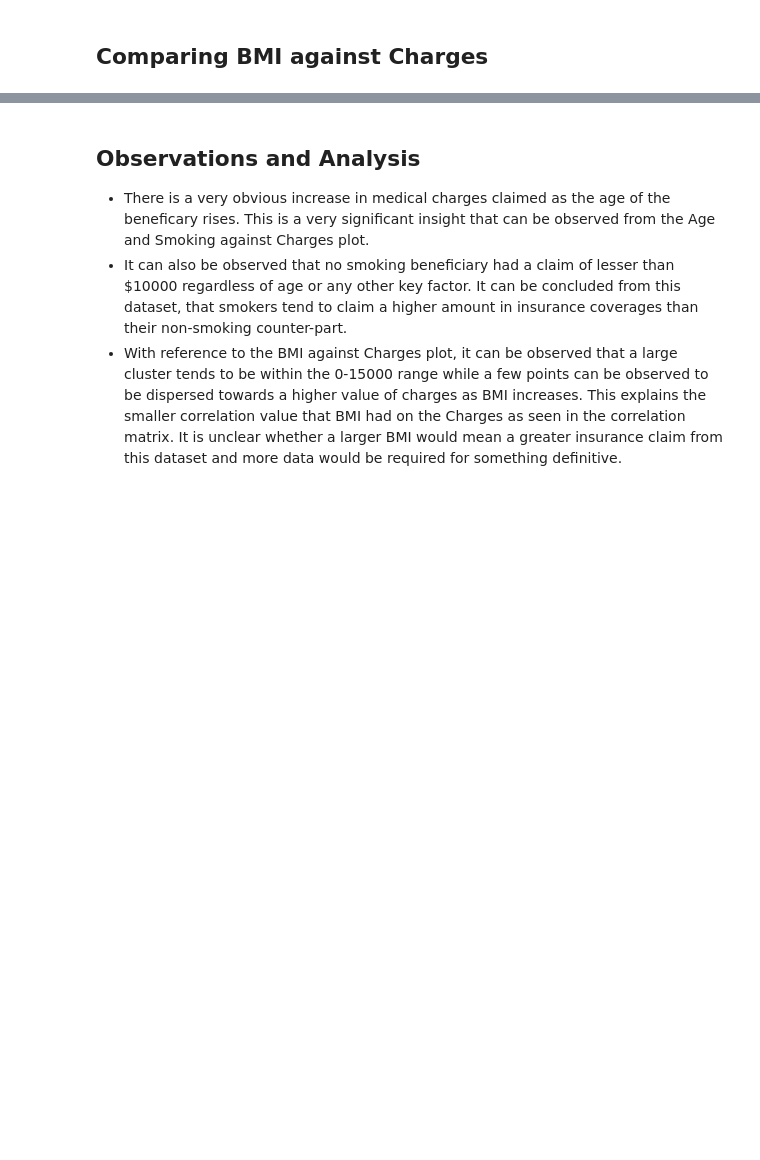
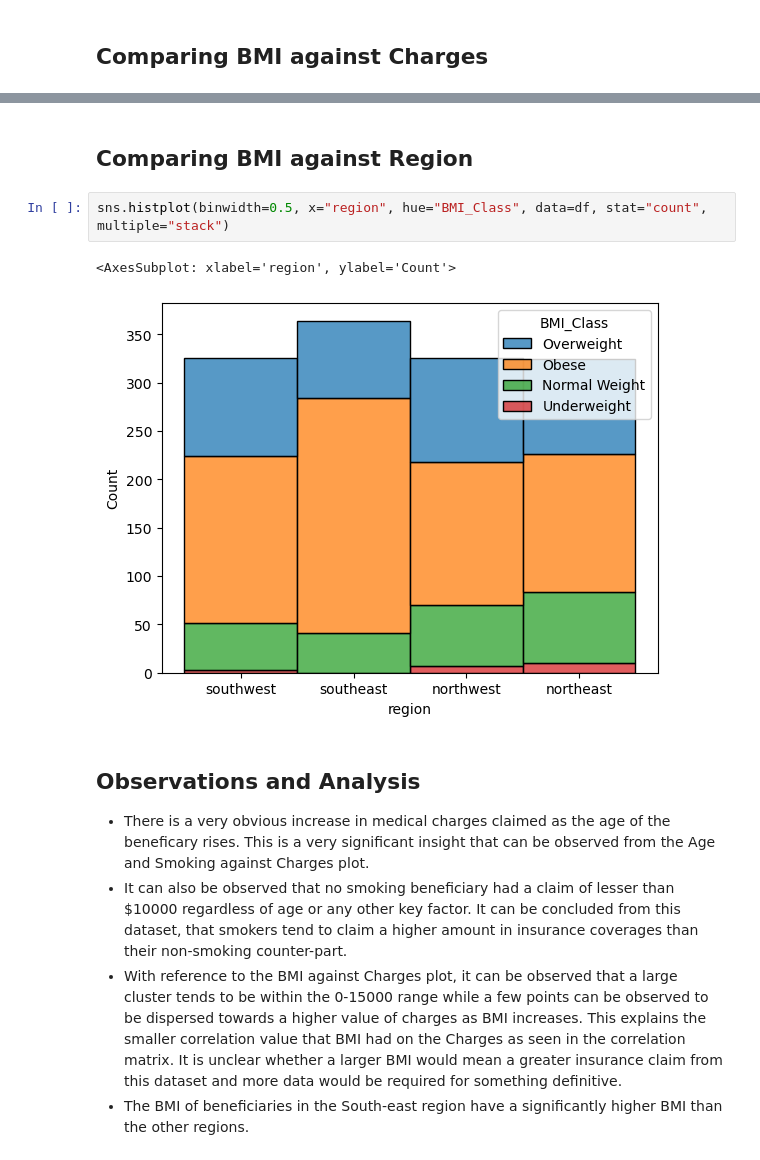
Before and after one commit to ubco-W2022T1-cosc301/project-group21, a Jupyter notebook: notebooks/ungraded/analysis1a.ipynb, the cells around one changed output, grey strips where cells are left out. Cells and saved outputs as stored; diff of their text form; blank space fills up the shorter version.

```diff
--- a/notebooks/ungraded/analysis1a.ipynb
+++ b/notebooks/ungraded/analysis1a.ipynb
@@ -93,6 +158,14 @@ sns.relplot(x = 'bmi', y = 'charges', data = df)
+# %% [markdown]
+## Comparing BMI against Region
+# %%
+sns.histplot(binwidth=0.5, x="region", hue="BMI_Class", data=df, stat="count", multiple="stack")
+# %% [output]
+<AxesSubplot: xlabel='region', ylabel='Count'>
+[figure, added]
 # %% [markdown]
 ## Observations and Analysis
 
 - There is a very obvious increase in medical charges claimed as the age of the beneficary rises. This is a very significant insight that can be observed from the Age and Smoking against Charges plot.
 - It can also be observed that no smoking beneficiary had a claim of lesser than $10000 regardless of age or any other key factor. It can be concluded from this dataset, that smokers tend to claim a higher amount in insurance coverages than their non-smoking counter-part.
 - With reference to the BMI against Charges plot, it can be observed that a large cluster tends to be within the 0-15000 range while a few points can be observed to be dispersed towards a higher value of charges as BMI increases. This explains the smaller correlation value that BMI had on the Charges as seen in the correlation matrix. It is unclear whether a larger BMI would mean a greater insurance claim from this dataset and more data would be required for something definitive.
+- The BMI of beneficiaries in the South-east region have a significantly higher BMI than the other regions.
```
Also changed, not shown: parts of 9 cells of this notebook, 2 other files.
